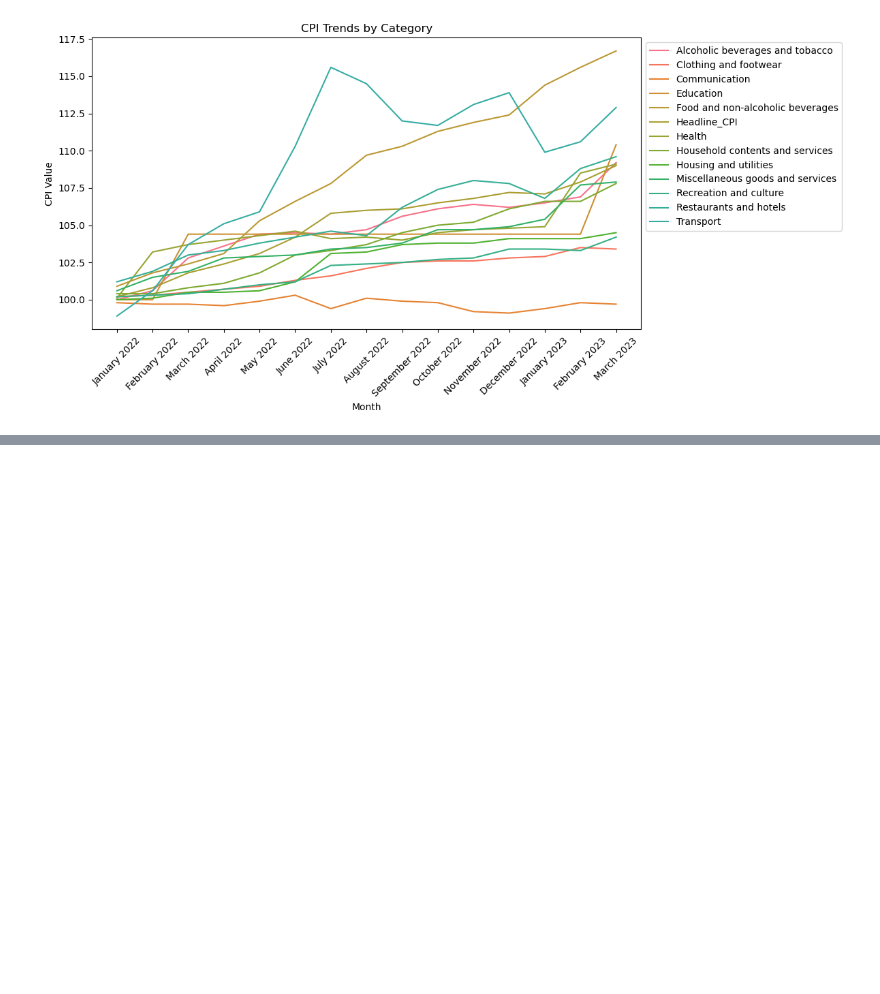
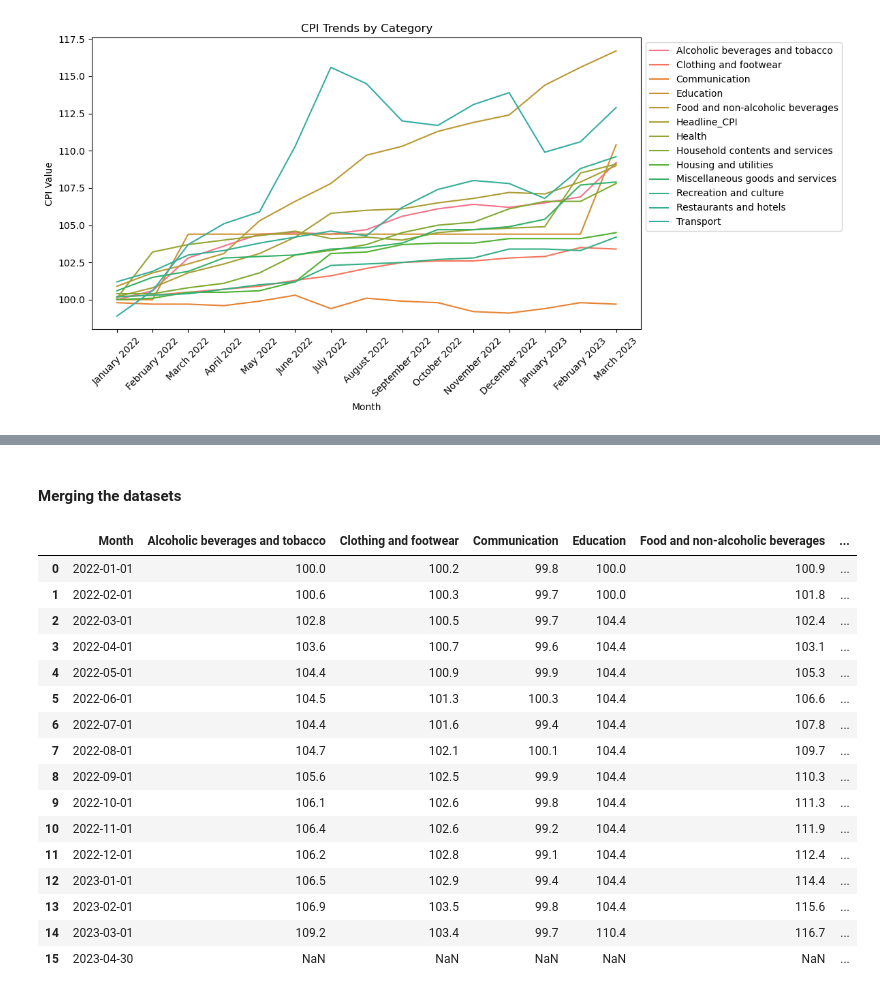
Before and after one commit to The-DigitalAcademy/cpi_prediction, a Jupyter notebook: CPI_Vision.ipynb, the cells around one changed output, grey strips where cells are left out. Saved outputs shown, nothing was run; the diff lists cells and outputs as text; code cells hidden in the pictures; blank space fills up the shorter version.

```diff
--- a/CPI_Vision.ipynb
+++ b/CPI_Vision.ipynb
@@ -178,0 +230,12 @@ dtype: int64
+# %%
+start_date = datetime.datetime.strptime("2020-12-31", "%Y-%m-%d")
+end_date = datetime.datetime.strptime("2023-03-31", "%Y-%m-%d")
+
+# difference between each date. M means one month end
+D = 'M'
+
+date_list = pd.date_range(start_date, end_date, freq=D)[::-1]
+vehicles['Month'] = date_list
+vehicles['Month'] = pd.to_datetime(vehicles['Month'], format='%Y-%b-%d')
+vehicles['year_month'] = pd.to_datetime(vehicles['Month'], format='%Y-%b').dt.strftime('%Y-%m')
+vehicles
@@ -178,0 +260,14 @@ dtype: int64
+# %%
+
+columns_to_drop = [
+    'Local_Passenger_Vehicles', 'Export_Sales_Passenger_Vehicles',
+    'Local_Light_Commercial_Vehicles', 'Export_Sales_Light_Commercial_Vehicles',
+    'Local_Medium_Commercial_Vehicles', 'Export_Sales_Medium_Commercial_Vehicles',
+    'Local_Heavy_Commercial_Vehicles', 'Export_Sales_Heavy_Commercial_Vehicles',
+    'Local_Extra_Heavy_Commercial_Vehicles', 'Export_Sales_Extra_Heavy_Commercial_Vehicles',
+    'Local_Bus_Sales', 'Export_Sales_Buses'
+]
+
+
+vehicles = vehicles.drop(columns=columns_to_drop)
+vehicles
@@ -178,0 +306,24 @@ dtype: int64
+# %% [markdown]
+#### Merging the datasets
+# %%
+cpi_vehicles = cpi_pivot.merge(vehicles[['year_month', 'Total_Local Sales', 'Total_Export_Sales']], on='year_month', how='left')
+
+cpi_vehicles
+# %% [output]
+|  | Month | Alcoholic beverages and tobacco | Clothing and footwear | Communication | Education | Food and non-alcoholic beverages | ... |
+| 0 | 2022-01-01 | 100.0 | 100.2 | 99.8 | 100.0 | 100.9 | ... |
+| 1 | 2022-02-01 | 100.6 | 100.3 | 99.7 | 100.0 | 101.8 | ... |
+| 2 | 2022-03-01 | 102.8 | 100.5 | 99.7 | 104.4 | 102.4 | ... |
+| 3 | 2022-04-01 | 103.6 | 100.7 | 99.6 | 104.4 | 103.1 | ... |
+| 4 | 2022-05-01 | 104.4 | 100.9 | 99.9 | 104.4 | 105.3 | ... |
+| 5 | 2022-06-01 | 104.5 | 101.3 | 100.3 | 104.4 | 106.6 | ... |
+| 6 | 2022-07-01 | 104.4 | 101.6 | 99.4 | 104.4 | 107.8 | ... |
+| 7 | 2022-08-01 | 104.7 | 102.1 | 100.1 | 104.4 | 109.7 | ... |
+| 8 | 2022-09-01 | 105.6 | 102.5 | 99.9 | 104.4 | 110.3 | ... |
+| 9 | 2022-10-01 | 106.1 | 102.6 | 99.8 | 104.4 | 111.3 | ... |
+| 10 | 2022-11-01 | 106.4 | 102.6 | 99.2 | 104.4 | 111.9 | ... |
+| 11 | 2022-12-01 | 106.2 | 102.8 | 99.1 | 104.4 | 112.4 | ... |
+| 12 | 2023-01-01 | 106.5 | 102.9 | 99.4 | 104.4 | 114.4 | ... |
+| 13 | 2023-02-01 | 106.9 | 103.5 | 99.8 | 104.4 | 115.6 | ... |
+| 14 | 2023-03-01 | 109.2 | 103.4 | 99.7 | 110.4 | 116.7 | ... |
+| 15 | 2023-04-30 | NaN | NaN | NaN | NaN | NaN | ... |
```
Also changed, not shown: parts of 14 cells of this notebook.
